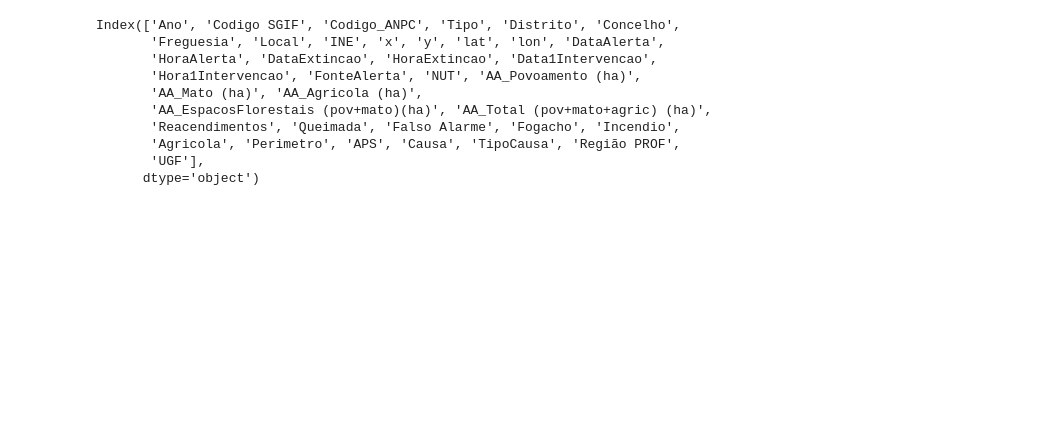
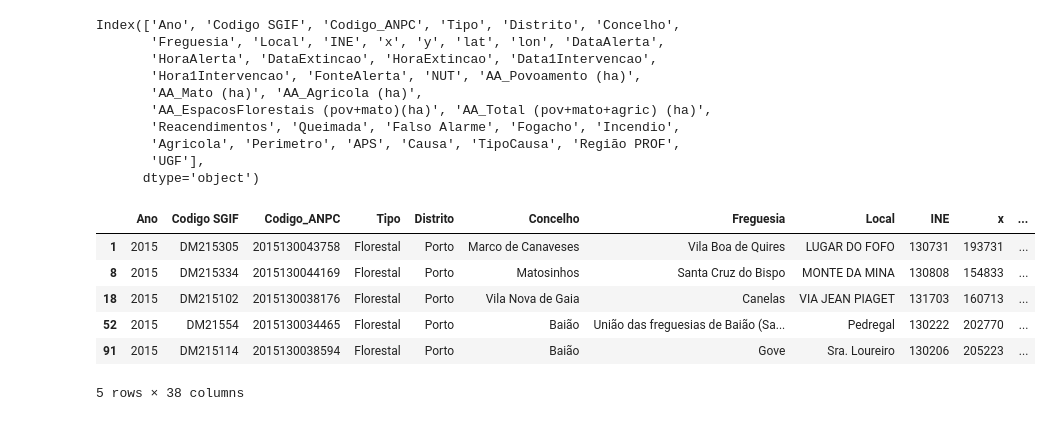
Before and after one commit to Sandokhan/Masters, a Jupyter notebook: 1S/FCED/Stats/wildfires.ipynb, the cells around one changed output. Saved outputs shown, nothing was run; the diff lists cells and outputs as text; code cells hidden in the pictures; blank space fills up the shorter version.

```diff
--- a/1S/FCED/Stats/wildfires.ipynb
+++ b/1S/FCED/Stats/wildfires.ipynb
@@ -73,4 +84,14 @@ Index(['Ano', 'Codigo SGIF', 'Codigo_ANPC', 'Tipo', 'Distrito', 'Concelho',
        'Agricola', 'Perimetro', 'APS', 'Causa', 'TipoCausa', 'Região PROF',
        'UGF'],
       dtype='object')
+# %%
+df[df.Distrito == 'Porto'].head()
+# %% [output]
+|  | Ano | Codigo SGIF | Codigo_ANPC | Tipo | Distrito | Concelho | Freguesia | Local | INE | x | ... |
+| 1 | 2015 | DM215305 | 2015130043758 | Florestal | Porto | Marco de Canaveses | Vila Boa de Quires | LUGAR DO FOFO | 130731 | 193731 | ... |
+| 8 | 2015 | DM215334 | 2015130044169 | Florestal | Porto | Matosinhos | Santa Cruz do Bispo | MONTE DA MINA | 130808 | 154833 | ... |
+| 18 | 2015 | DM215102 | 2015130038176 | Florestal | Porto | Vila Nova de Gaia | Canelas | VIA JEAN PIAGET | 131703 | 160713 | ... |
+| 52 | 2015 | DM21554 | 2015130034465 | Florestal | Porto | Baião | União das freguesias de Baião (Sa... | Pedregal | 130222 | 202770 | ... |
+| 91 | 2015 | DM215114 | 2015130038594 | Florestal | Porto | Baião | Gove | Sra. Loureiro | 130206 | 205223 | ... |
+5 rows × 38 columns
 # %%
```
Also changed, not shown: parts of 8 cells of this notebook.
